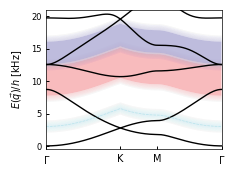
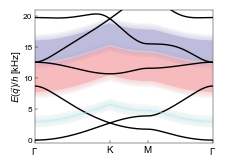
The change to this notebook cell's code, shown as a diff; its figure went from the first image to the second:
--- before
+++ after
@@ -13,8 +13,8 @@
 
 # ticks and labels
-ax_E.tick_params(axis = 'both', direction = "in", size = plt_sizes["tick_size"], width = plt_sizes["tick_width"])
+ax_E.tick_params(axis = 'both', direction = "in", size = plt_sizes["tick_size"], width = plt_sizes["tick_width"], pad = 2)
 ax_E.set_xticks(xq[index_points], x_ticklist, fontsize = plt_sizes["xtick_fontsize"])
 ax_E.set_yticks([0, 5, 10, 15, 20], [0, 5, 10, 15, 20], fontsize = plt_sizes["ytick_fontsize"])
-ax_E.set_ylabel(r'$E(\vec{q})/h$ [kHz]', fontsize = plt_sizes["ylabel_fontsize"])
+ax_E.set_ylabel(r'$E(\vec{q})/h$ [kHz]', fontsize = plt_sizes["ylabel_fontsize"], labelpad = -1)
 
 # plot lims
@@ -32,7 +32,10 @@
                                 color1 = to_rgba(color, alpha = plt_sizes["alpha_fill_grad"]), color2 = to_rgba(color, alpha = 0))
 
+for spine in ax_E.spines.values():
+    spine.set_linewidth(0.3)
+
 # fig_E.suptitle(f'1D q-trajectory, {species}')
 fig_E.tight_layout()
 fig1apath = Path(r"C:\Users\ken92\Documents\Studies\E5\simulation\E9_simulations\projects\band_spectroscopy\paper_figures\fig1",
-                 f"fig1a_{str_journal}.svg")
-fig_E.savefig(fig1apath, format = "svg", facecolor = "none")
+                 f"fig1a_{str_journal}.pdf")
+# fig_E.savefig(fig1apath, format = "pdf", facecolor = "none", dpi = 300)

Commit: A bunch of paper figure updates